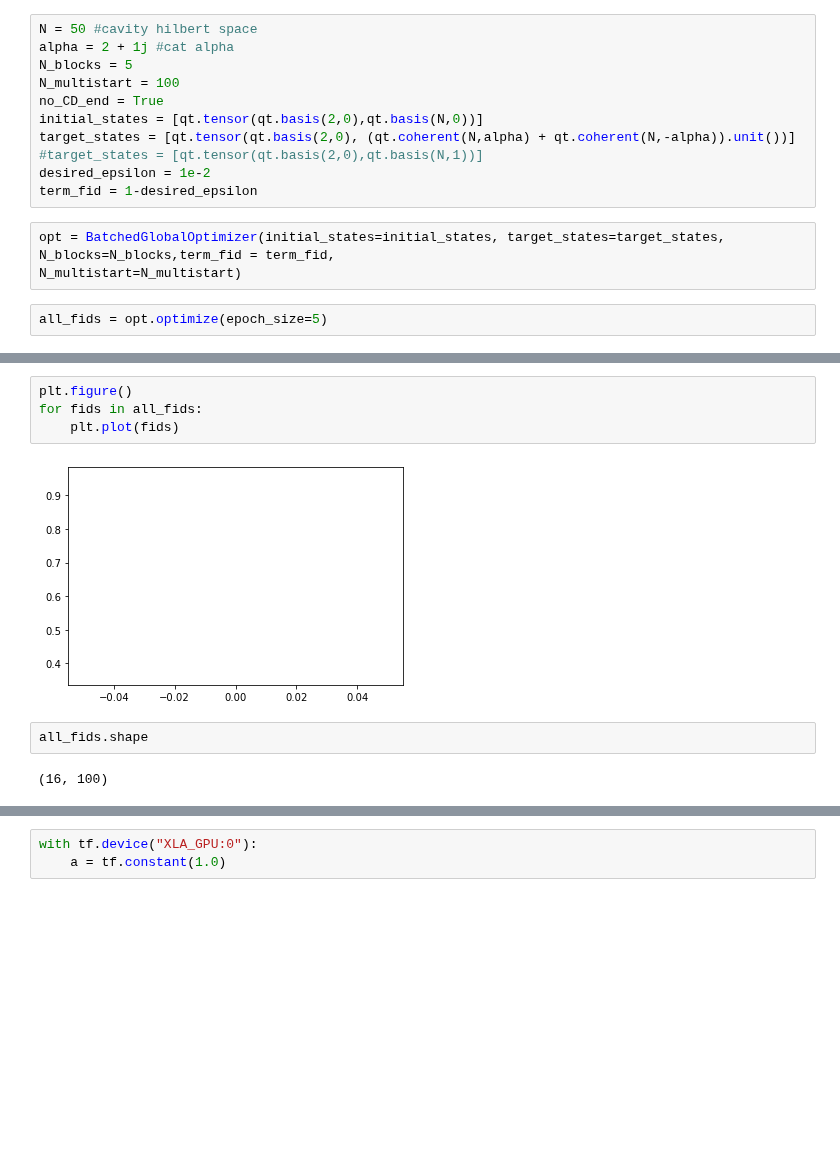
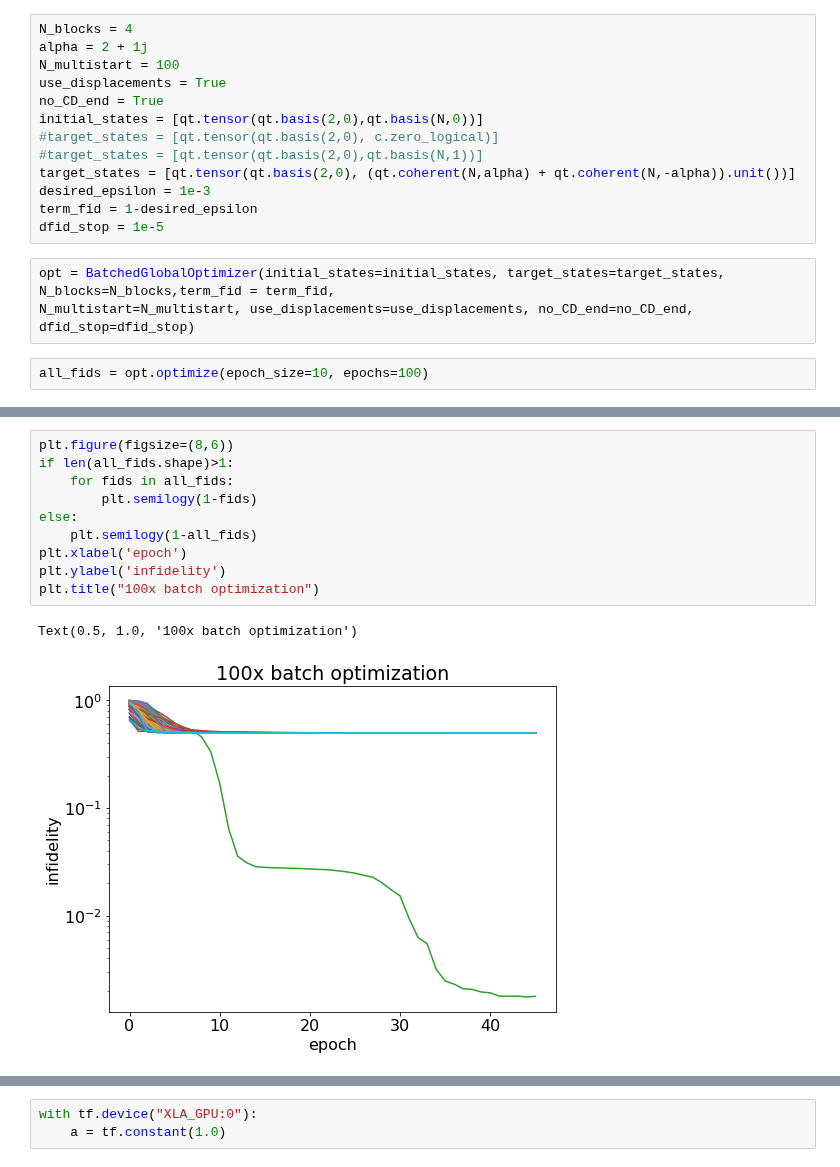
Before and after one commit to alec-eickbusch/ECD_control, a Jupyter notebook: examples/cat_creation.ipynb, the cells around one changed output, grey strips where cells are left out. Cells and saved outputs as stored; diff of their text form; blank space fills up the shorter version.

```diff
--- a/examples/cat_creation.ipynb
+++ b/examples/cat_creation.ipynb
@@ -29,17 +35,19 @@ device_lib.list_local_devices()
 # %%
-N = 50 #cavity hilbert space
-alpha = 2 + 1j #cat alpha
-N_blocks = 5
+N_blocks = 4
+alpha = 2 + 1j
 N_multistart = 100
+use_displacements = True
 no_CD_end = True
 initial_states = [qt.tensor(qt.basis(2,0),qt.basis(N,0))]
+#target_states = [qt.tensor(qt.basis(2,0), c.zero_logical)]
+#target_states = [qt.tensor(qt.basis(2,0),qt.basis(N,1))]
 target_states = [qt.tensor(qt.basis(2,0), (qt.coherent(N,alpha) + qt.coherent(N,-alpha)).unit())]
-#target_states = [qt.tensor(qt.basis(2,0),qt.basis(N,1))]
-desired_epsilon = 1e-2
+desired_epsilon = 1e-3
 term_fid = 1-desired_epsilon
+dfid_stop = 1e-5
 # %%
 opt = BatchedGlobalOptimizer(initial_states=initial_states, target_states=target_states, N_blocks=N_blocks,term_fid = term_fid,
-N_multistart=N_multistart)
+N_multistart=N_multistart, use_displacements=use_displacements, no_CD_end=no_CD_end, dfid_stop=dfid_stop)
 # %%
-all_fids = opt.optimize(epoch_size=5)
+all_fids = opt.optimize(epoch_size=10, epochs=100)
 # %% [output]
@@ -49,10 +74,13 @@ Epoch: 1 Avg Fid: 0.530072 Max fid: 0.953952
-# %%
-plt.figure()
-for fids in all_fids:
-    plt.plot(fids)
-# %% [output]
-[figure, removed]
-# %%
-all_fids.shape
-# %% [output]
-(16, 100)
+# %%
+plt.figure(figsize=(8,6))
+if len(all_fids.shape)>1:
+    for fids in all_fids:
+        plt.semilogy(1-fids)
+else:
+    plt.semilogy(1-all_fids)
+plt.xlabel('epoch')
+plt.ylabel('infidelity')
+plt.title("100x batch optimization")
+# %% [output]
+Text(0.5, 1.0, '100x batch optimization')
+[figure, added]
```
Also changed, not shown: parts of 18 cells of this notebook, 8 other files.
